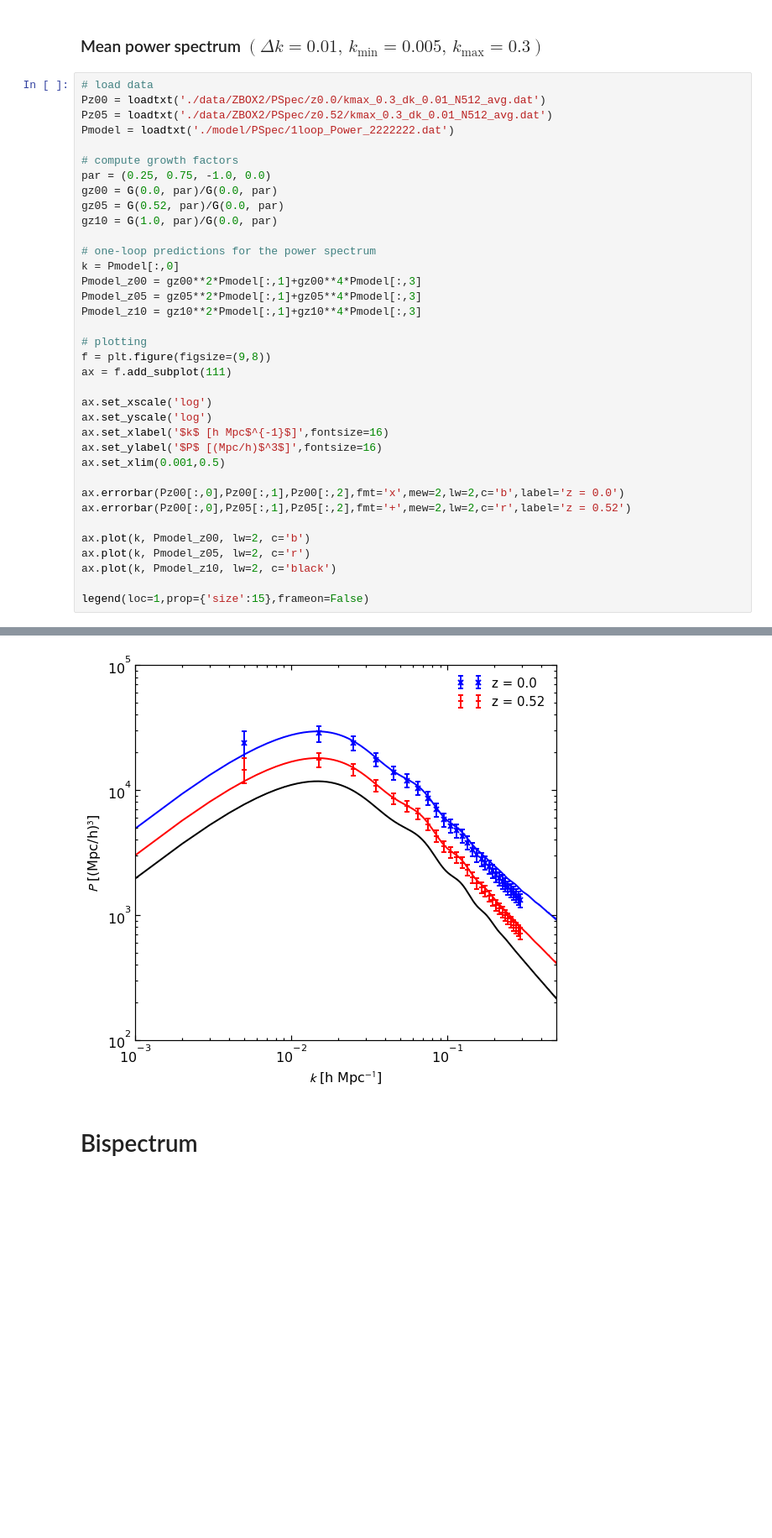
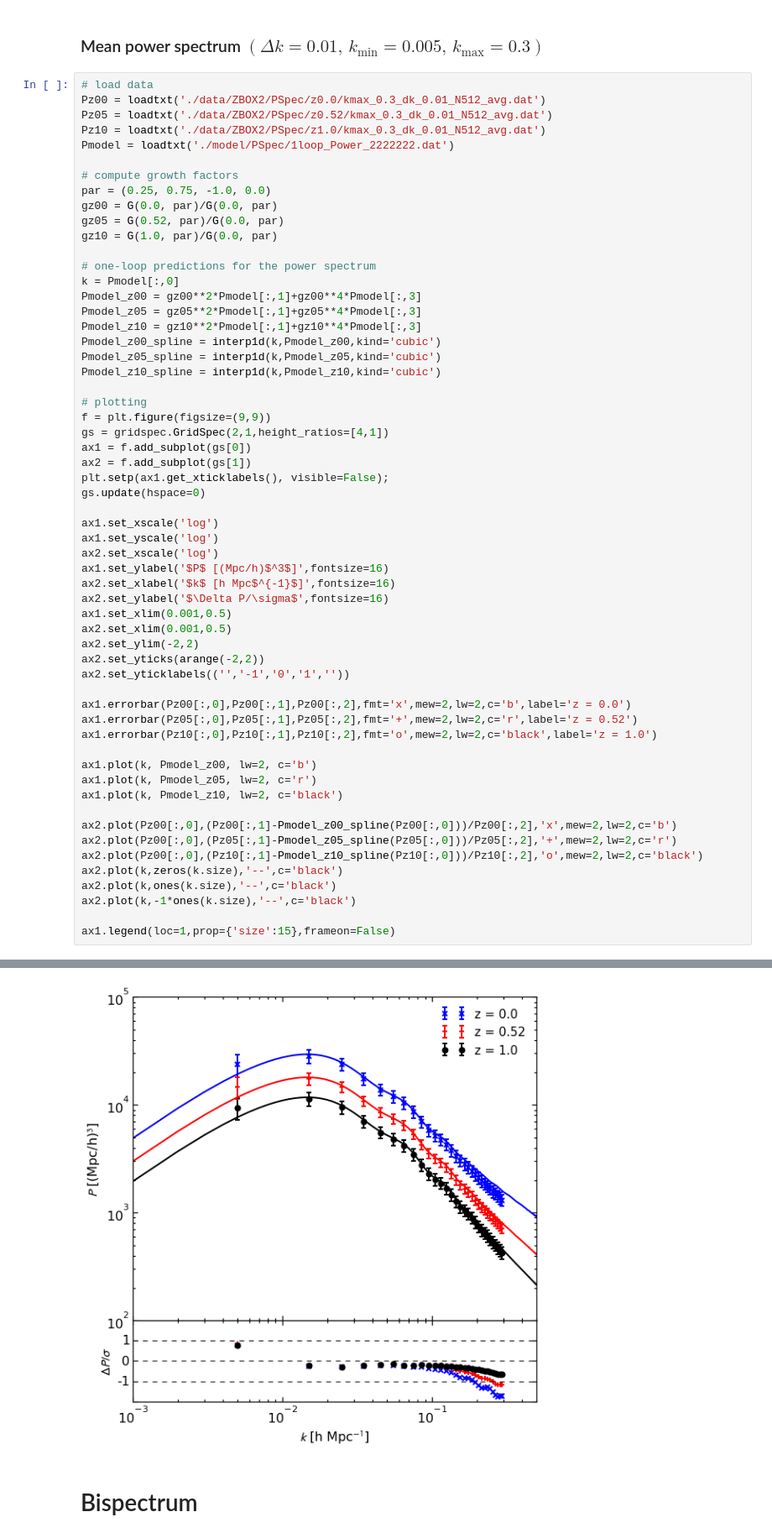
Before and after one commit to DonRegan/notebooks, a Jupyter notebook: ZBOX2 Measurements.ipynb, the cells around one changed output, grey strips where cells are left out. Shown: that part at 84% size. Cells and saved outputs as stored; diff of their text form; blank space fills up the shorter version.

Commit message:
Add panels showing the difference between data and model.

```diff
--- a/ZBOX2 Measurements.ipynb
+++ b/ZBOX2 Measurements.ipynb
@@ -12,42 +12,64 @@
 # %%
 # load data
 Pz00 = loadtxt('./data/ZBOX2/PSpec/z0.0/kmax_0.3_dk_0.01_N512_avg.dat')
 Pz05 = loadtxt('./data/ZBOX2/PSpec/z0.52/kmax_0.3_dk_0.01_N512_avg.dat')
+Pz10 = loadtxt('./data/ZBOX2/PSpec/z1.0/kmax_0.3_dk_0.01_N512_avg.dat')
 Pmodel = loadtxt('./model/PSpec/1loop_Power_2222222.dat')
 
 # compute growth factors
 par = (0.25, 0.75, -1.0, 0.0)
 gz00 = G(0.0, par)/G(0.0, par)
 gz05 = G(0.52, par)/G(0.0, par)
 gz10 = G(1.0, par)/G(0.0, par)
 
 # one-loop predictions for the power spectrum
 k = Pmodel[:,0]
 Pmodel_z00 = gz00**2*Pmodel[:,1]+gz00**4*Pmodel[:,3]
 Pmodel_z05 = gz05**2*Pmodel[:,1]+gz05**4*Pmodel[:,3]
 Pmodel_z10 = gz10**2*Pmodel[:,1]+gz10**4*Pmodel[:,3]
+Pmodel_z00_spline = interp1d(k,Pmodel_z00,kind='cubic')
+Pmodel_z05_spline = interp1d(k,Pmodel_z05,kind='cubic')
+Pmodel_z10_spline = interp1d(k,Pmodel_z10,kind='cubic')
 
 # plotting
-f = plt.figure(figsize=(9,8))
-ax = f.add_subplot(111)
+f = plt.figure(figsize=(9,9))
+gs = gridspec.GridSpec(2,1,height_ratios=[4,1])
+ax1 = f.add_subplot(gs[0])
+ax2 = f.add_subplot(gs[1])
+plt.setp(ax1.get_xticklabels(), visible=False);
+gs.update(hspace=0)
 
-ax.set_xscale('log')
-ax.set_yscale('log')
-ax.set_xlabel('$k$ [h Mpc$^{-1}$]',fontsize=16)
-ax.set_ylabel('$P$ [(Mpc/h)$^3$]',fontsize=16)
-ax.set_xlim(0.001,0.5)
+ax1.set_xscale('log')
+ax1.set_yscale('log')
+ax2.set_xscale('log')
+ax1.set_ylabel('$P$ [(Mpc/h)$^3$]',fontsize=16)
+ax2.set_xlabel('$k$ [h Mpc$^{-1}$]',fontsize=16)
+ax2.set_ylabel('$\Delta P/\sigma$',fontsize=16)
+ax1.set_xlim(0.001,0.5)
+ax2.set_xlim(0.001,0.5)
+ax2.set_ylim(-2,2)
+ax2.set_yticks(arange(-2,2))
+ax2.set_yticklabels(('','-1','0','1',''))
 
-ax.errorbar(Pz00[:,0],Pz00[:,1],Pz00[:,2],fmt='x',mew=2,lw=2,c='b',label='z = 0.0')
-ax.errorbar(Pz00[:,0],Pz05[:,1],Pz05[:,2],fmt='+',mew=2,lw=2,c='r',label='z = 0.52')
+ax1.errorbar(Pz00[:,0],Pz00[:,1],Pz00[:,2],fmt='x',mew=2,lw=2,c='b',label='z = 0.0')
+ax1.errorbar(Pz05[:,0],Pz05[:,1],Pz05[:,2],fmt='+',mew=2,lw=2,c='r',label='z = 0.52')
+ax1.errorbar(Pz10[:,0],Pz10[:,1],Pz10[:,2],fmt='o',mew=2,lw=2,c='black',label='z = 1.0')
 
-ax.plot(k, Pmodel_z00, lw=2, c='b')
-ax.plot(k, Pmodel_z05, lw=2, c='r')
-ax.plot(k, Pmodel_z10, lw=2, c='black')
+ax1.plot(k, Pmodel_z00, lw=2, c='b')
+ax1.plot(k, Pmodel_z05, lw=2, c='r')
+ax1.plot(k, Pmodel_z10, lw=2, c='black')
 
-legend(loc=1,prop={'size':15},frameon=False)
+ax2.plot(Pz00[:,0],(Pz00[:,1]-Pmodel_z00_spline(Pz00[:,0]))/Pz00[:,2],'x',mew=2,lw=2,c='b')
+ax2.plot(Pz00[:,0],(Pz05[:,1]-Pmodel_z05_spline(Pz05[:,0]))/Pz05[:,2],'+',mew=2,lw=2,c='r')
+ax2.plot(Pz00[:,0],(Pz10[:,1]-Pmodel_z10_spline(Pz10[:,0]))/Pz10[:,2],'o',mew=2,lw=2,c='black')
+ax2.plot(k,zeros(k.size),'--',c='black')
+ax2.plot(k,ones(k.size),'--',c='black')
+ax2.plot(k,-1*ones(k.size),'--',c='black')
+
+ax1.legend(loc=1,prop={'size':15},frameon=False)
 # %% [output]
 <matplotlib.legend.Legend at 0x...>
-[figure, old version]
+[figure, new version]
 # %% [markdown]
 # Bispectrum
 # %% [markdown]
```
Also changed, not shown: parts of 3 cells of this notebook.
